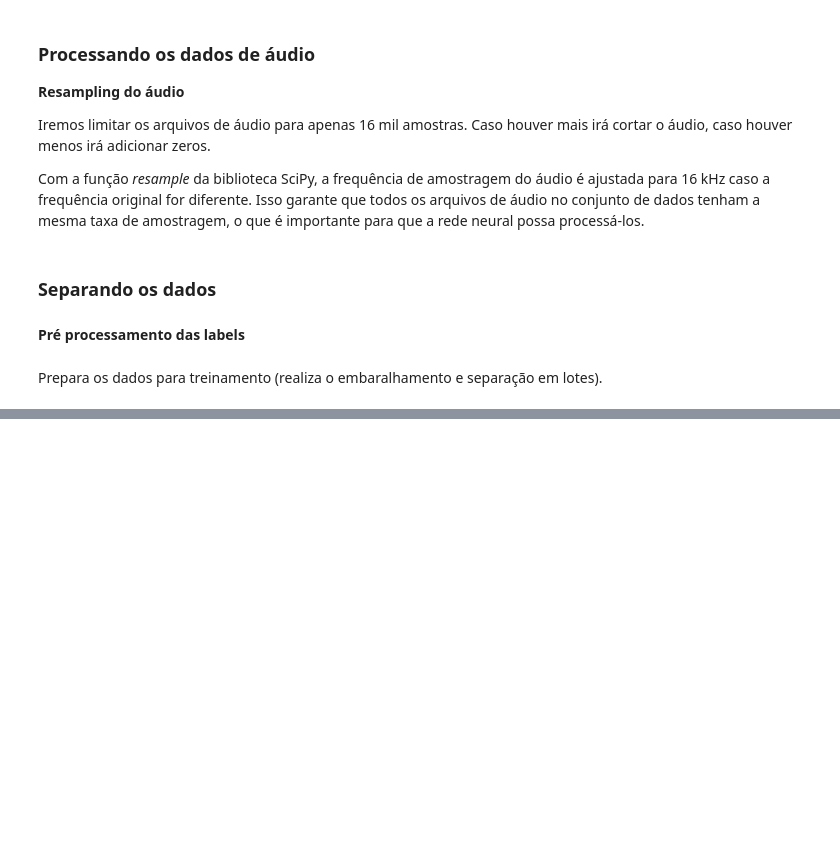
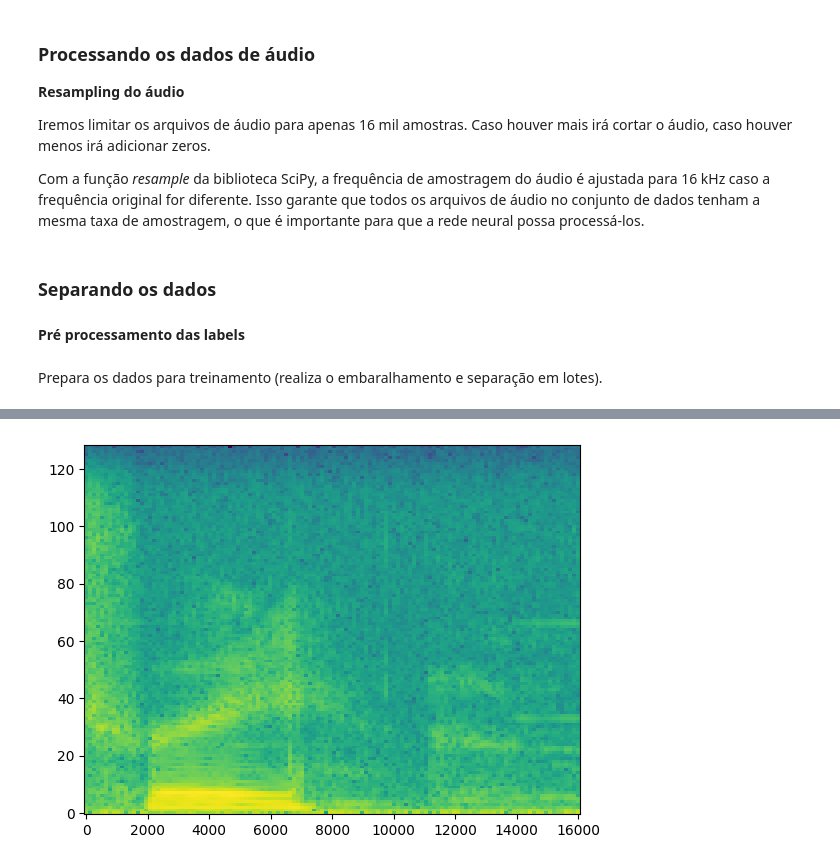
Before and after one commit to DiogoBotton/Deep_Learning_Learn, a Jupyter notebook: Decodificacao_de_Audio/01_audio_data.ipynb, the cells around one changed output, grey strips where cells are left out. Saved outputs shown, nothing was run; the diff lists cells and outputs as text; code cells hidden in the pictures; blank space fills up the shorter version.

Commit message:
Aprendendo sobre espectros e espectrogramas

```diff
--- a/Decodificacao_de_Audio/01_audio_data.ipynb
+++ b/Decodificacao_de_Audio/01_audio_data.ipynb
@@ -194,0 +301,28 @@ val_dataset = prepare_for_training(val_dataset)
+# %%
+def spectrogram(wave):
+    espect = tf.signal.stft(wave, frame_length=255, frame_step=128)
+    espect = tf.abs(espect) # Adquire valor absoluto, pois o resultado do stft são números complexos, para pegar apenas a amplitude
+
+    # Adiciona 3 dimensões para ser uma representação visual (imagem)
+    espect = espect[..., tf.newaxis]
+    return espect
+# %%
+espectrograma = spectrogram(audio.numpy())
+# %%
+def plot_spectrogram(spectrogram):
+    if len(spectrogram.shape) > 2:
+        assert len(spectrogram.shape) == 3
+        spectrogram = np.squeeze(spectrogram, axis=-1)
+
+    log_spec = np.log(spectrogram.T + np.finfo(float).eps)
+    height = log_spec.shape[0]
+    width = log_spec.shape[1]
+
+    X = np.linspace(0, np.size(spectrogram), num=width, dtype=int)
+    Y = range(height)
+
+    plt.pcolormesh(X, Y, log_spec)
+# %%
+plot_spectrogram(espectrograma)
+# %% [output]
+[figure, added]
```
Also changed, not shown: parts of 16 cells of this notebook.
